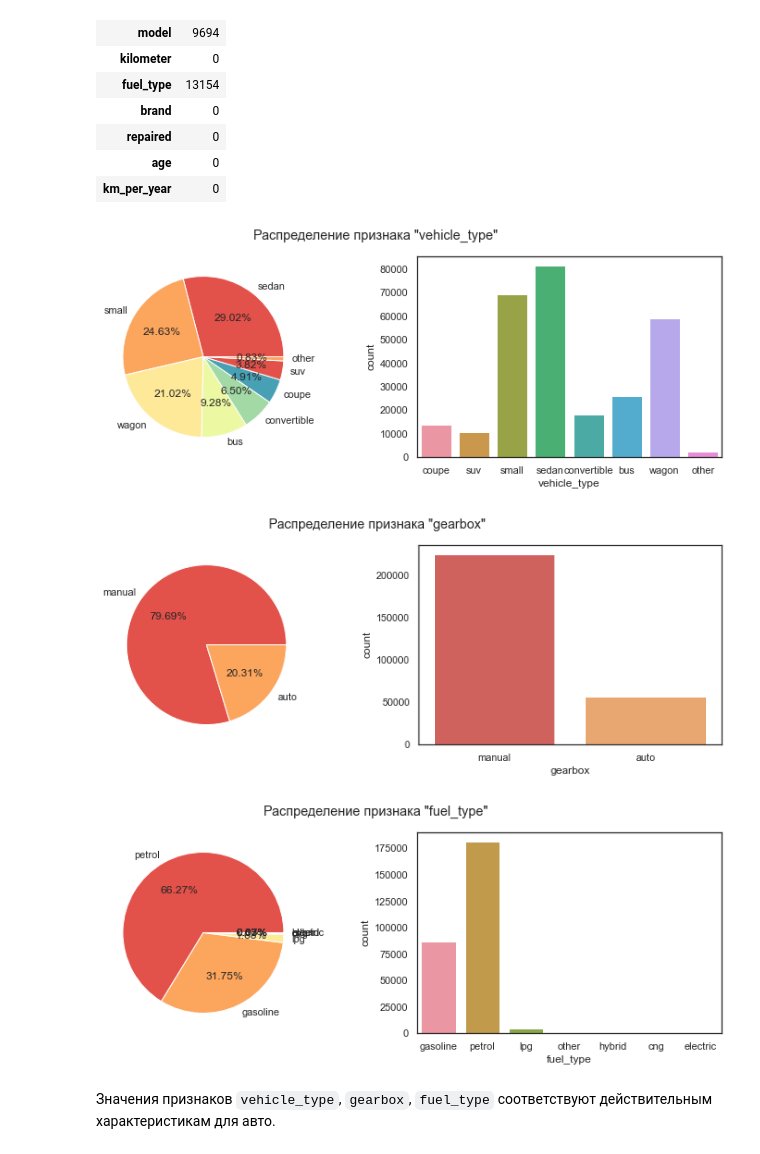
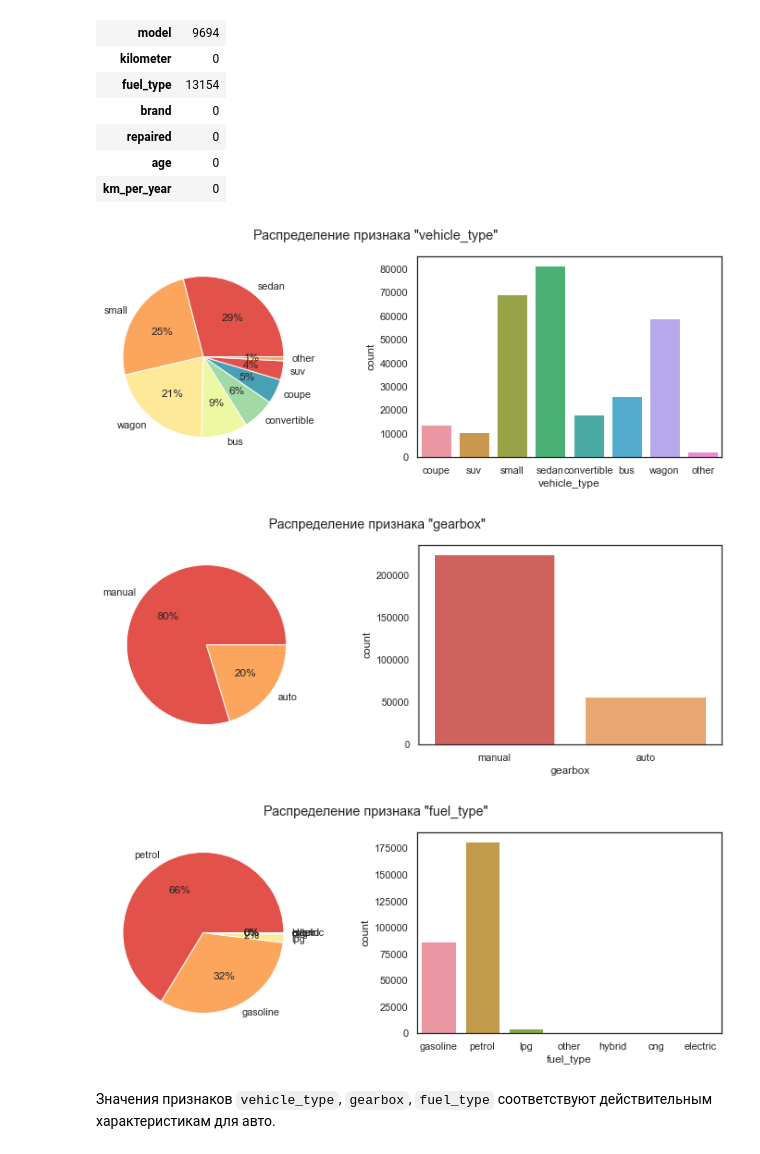
Before and after one commit to SvetLanaKli/YaP_DS_training_projects, a Jupyter notebook: 11_car_prices/car_prices.ipynb, the cells around one changed output. Saved outputs shown, nothing was run; the diff lists cells and outputs as text; code cells hidden in the pictures.

```diff
--- a/11_car_prices/car_prices.ipynb
+++ b/11_car_prices/car_prices.ipynb
@@ -667,18 +651,18 @@ pd.DataFrame(round(data.isna().sum(),)).style.background_gradient()
 # %%
 # построим распределение признака
 for item in ['vehicle_type', 'gearbox', 'fuel_type']:
     df_item = pd.DataFrame(data[item].value_counts())
     fig, axs = plt.subplots(1, 2, figsize=(13,4))
     fig. suptitle(f'Распределение признака "{item}"')
     axs[0].pie(df_item[item],
                labels= df_item.index,
-               autopct='%.2f%%')
+               autopct='%.0f%%')
     sns.countplot(data=data, x=item, ax=axs[1])
     plt.show()
 # %% [output]
-[figure, old version]
+[figure, new version]
-[figure, old version]
+[figure, new version]
-[figure, old version]
+[figure, new version]
 # %% [markdown]
 Значения признаков `vehicle_type`, `gearbox`, `fuel_type` соответствуют действительным характеристикам для авто.
 # %%
```
Also changed, not shown: parts of 49 cells of this notebook.
